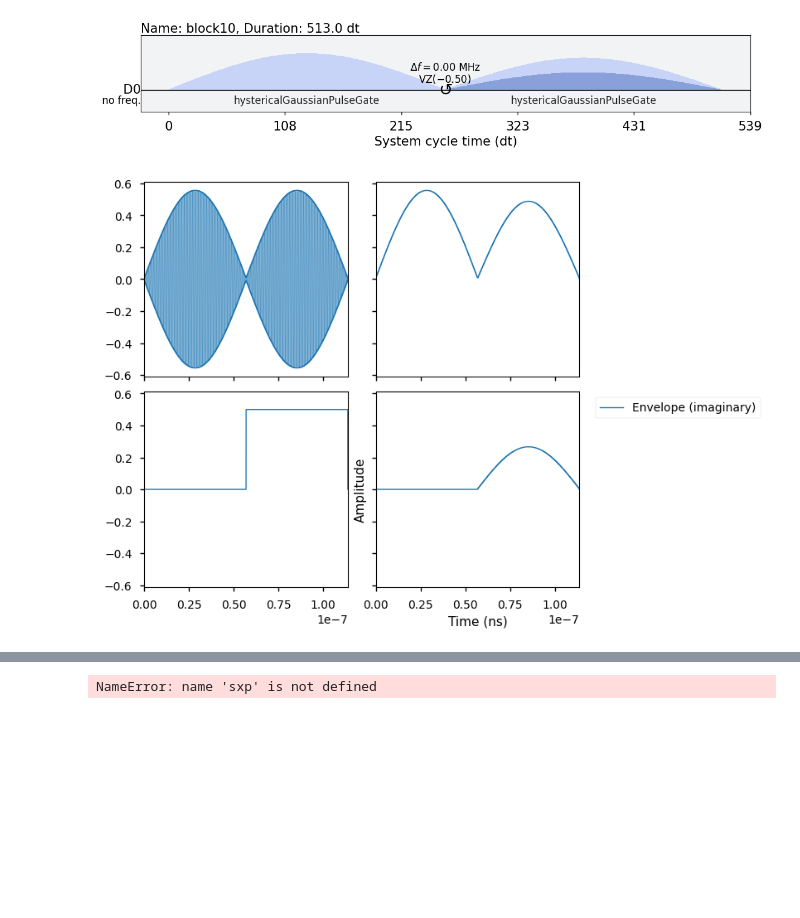
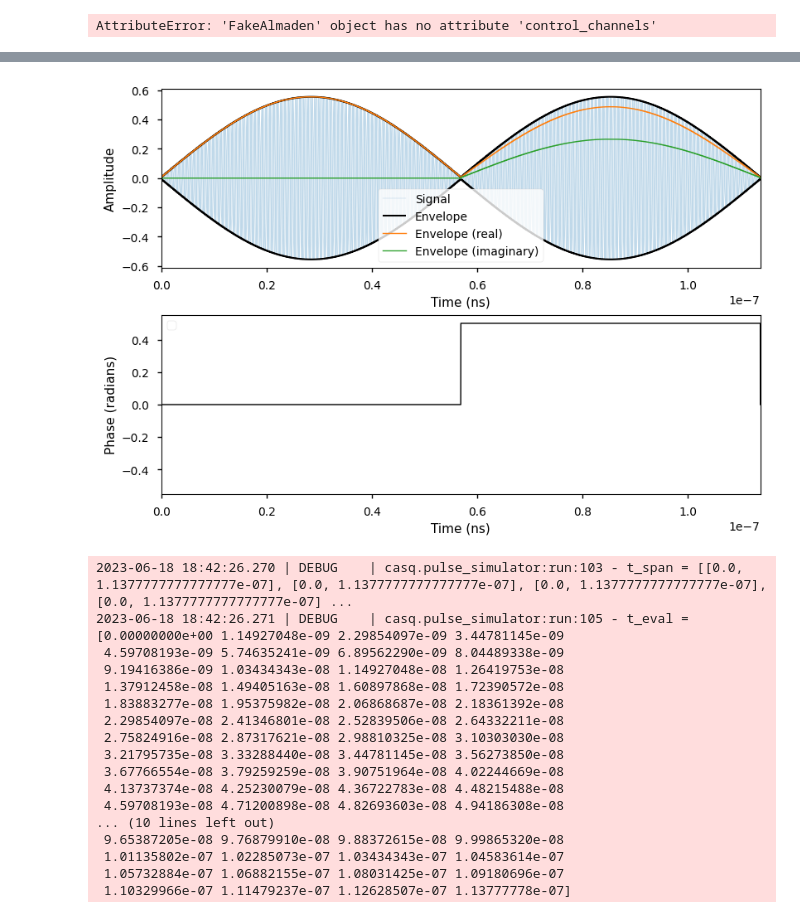
Before and after one commit to sinel/casq, a Jupyter notebook: src/casq/notebooks/playground.ipynb, the cells around one changed output, grey strips where cells are left out. Drawn from its saved outputs; the diff is of its cells as text; code cells hidden in the pictures; blank space fills up the shorter version.

Commit message:
Work in progress on pulse simulator.

```diff
--- a/src/casq/notebooks/playground.ipynb
+++ b/src/casq/notebooks/playground.ipynb
@@ -9,7 +9,15 @@ from casq.common.plotting import plot, plot_bloch, plot_signal, LineStyle, LineT
 
 %matplotlib inline
 # %%
+from qiskit.providers.fake_provider import FakeAlmaden
+backend = FakeAlmaden()
+config = backend.configuration()
+props = backend.properties()
+print(backend.control_channels)
+
+dt = config.dt
 qubit = 0
+qubit_frequency = props.frequency(qubit)
 duration = 256
 sigma = 128
 
@@ -29,17 +37,7 @@ for amplitude in np.linspace(0., 1., 10):
 
 schedules[5].draw()
 # %% [output]
-[figure, removed]
+AttributeError: 'FakeAlmaden' object has no attribute 'control_channels'
-# %%
-from qiskit_dynamics.pulse import InstructionToSignals
-from qiskit.pulse.transforms import block_to_schedule
-
-fake_backend = FakeManila()
-config = fake_backend.configuration()
-props = fake_backend.properties()
-dt = config.dt
-w = props.frequency(qubit)
-
-fig = plot_signal(schedules[5], dt, "d0", w, 2*duration*dt)
-# %% [output]
-[figure, removed]
+# %%
+fig = plot_signal(schedules[5], dt, "d0", qubit_frequency, 2*duration*dt)
+# %% [output]
@@ -45,0 +45 @@ fig = plot_signal(schedules[5], dt, "d0", w, 2*duration*dt)
+[figure, added]
@@ -46,7 +97,22 @@ fig = plot_signal(schedules[5], dt, "d0", w, 2*duration*dt)
 # %%
-simulator = PulseSimulator(FakeManila(), [0])
+simulator = PulseSimulator(backend, [0])
+solution = simulator.run(schedules)
+# %% [output]
+2023-06-18 18:42:26.270 | DEBUG    | casq.pulse_simulator:run:103 - t_span = [[0.0, 1.1377777777777777e-07], [0.0, 1.1377777777777777e-07], [0.0, 1.1377777777777777e-07], [0.0, 1.1377777777777777e-07] ...
+2023-06-18 18:42:26.271 | DEBUG    | casq.pulse_simulator:run:105 - t_eval = [0.00000000e+00 1.14927048e-09 2.29854097e-09 3.44781145e-09
+ 4.59708193e-09 5.74635241e-09 6.89562290e-09 8.04489338e-09
+ 9.19416386e-09 1.03434343e-08 1.14927048e-08 1.26419753e-08
+ 1.37912458e-08 1.49405163e-08 1.60897868e-08 1.72390572e-08
+ 1.83883277e-08 1.95375982e-08 2.06868687e-08 2.18361392e-08
+ 2.29854097e-08 2.41346801e-08 2.52839506e-08 2.64332211e-08
+ 2.75824916e-08 2.87317621e-08 2.98810325e-08 3.10303030e-08
+ 3.21795735e-08 3.33288440e-08 3.44781145e-08 3.56273850e-08
+ 3.67766554e-08 3.79259259e-08 3.90751964e-08 4.02244669e-08
+ 4.13737374e-08 4.25230079e-08 4.36722783e-08 4.48215488e-08
+ 4.59708193e-08 4.71200898e-08 4.82693603e-08 4.94186308e-08
+... (10 lines left out)
+ 9.65387205e-08 9.76879910e-08 9.88372615e-08 9.99865320e-08
+ 1.01135802e-07 1.02285073e-07 1.03434343e-07 1.04583614e-07
+ 1.05732884e-07 1.06882155e-07 1.08031425e-07 1.09180696e-07
+ 1.10329966e-07 1.11479237e-07 1.12628507e-07 1.13777778e-07]
-# %%
-solution = simulator.run(sxp)[0]
-# %% [output]
-NameError: name 'sxp' is not defined
 # %%
```
Also changed, not shown: parts of 5 cells of this notebook, 12 other files.
